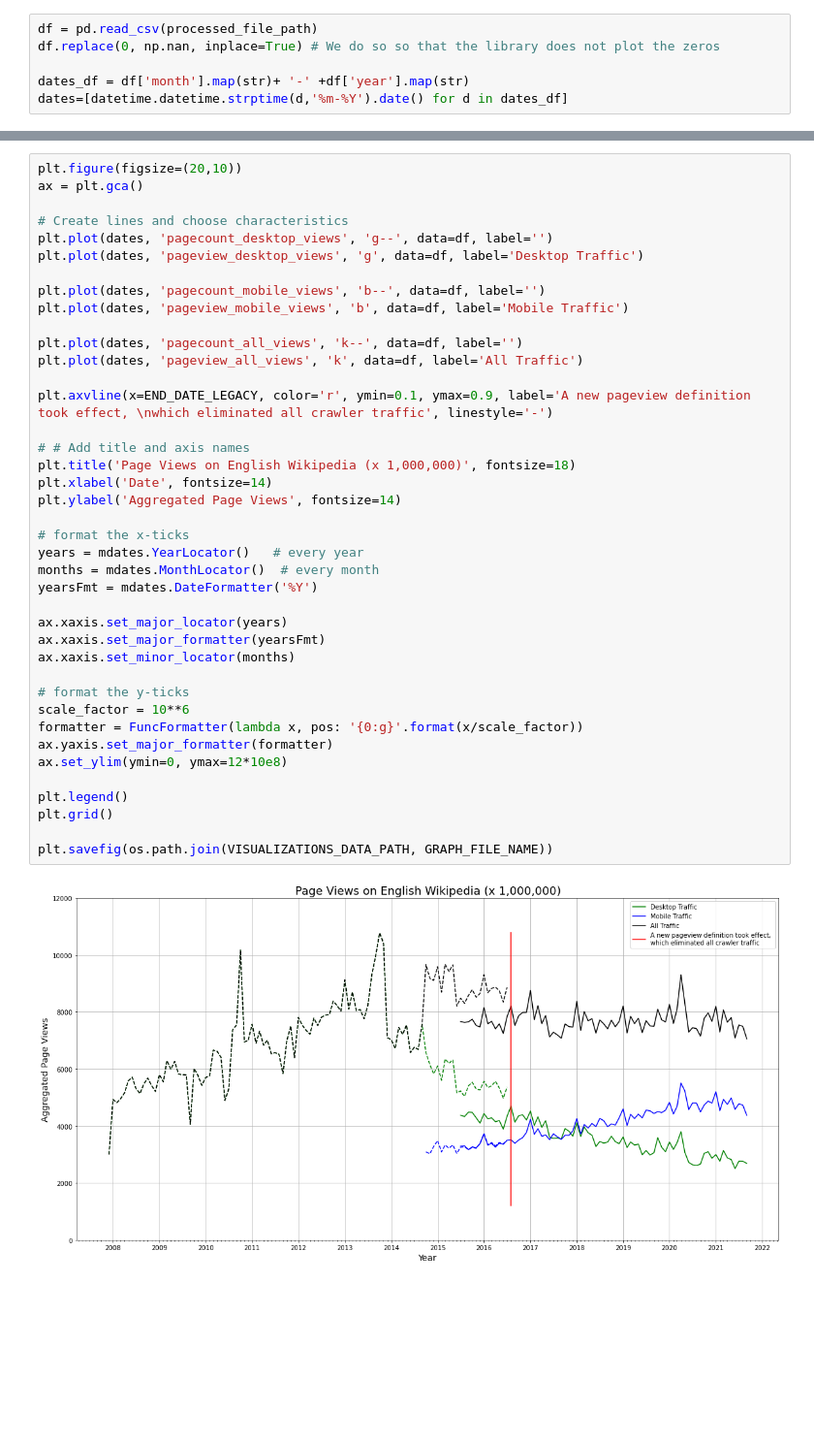
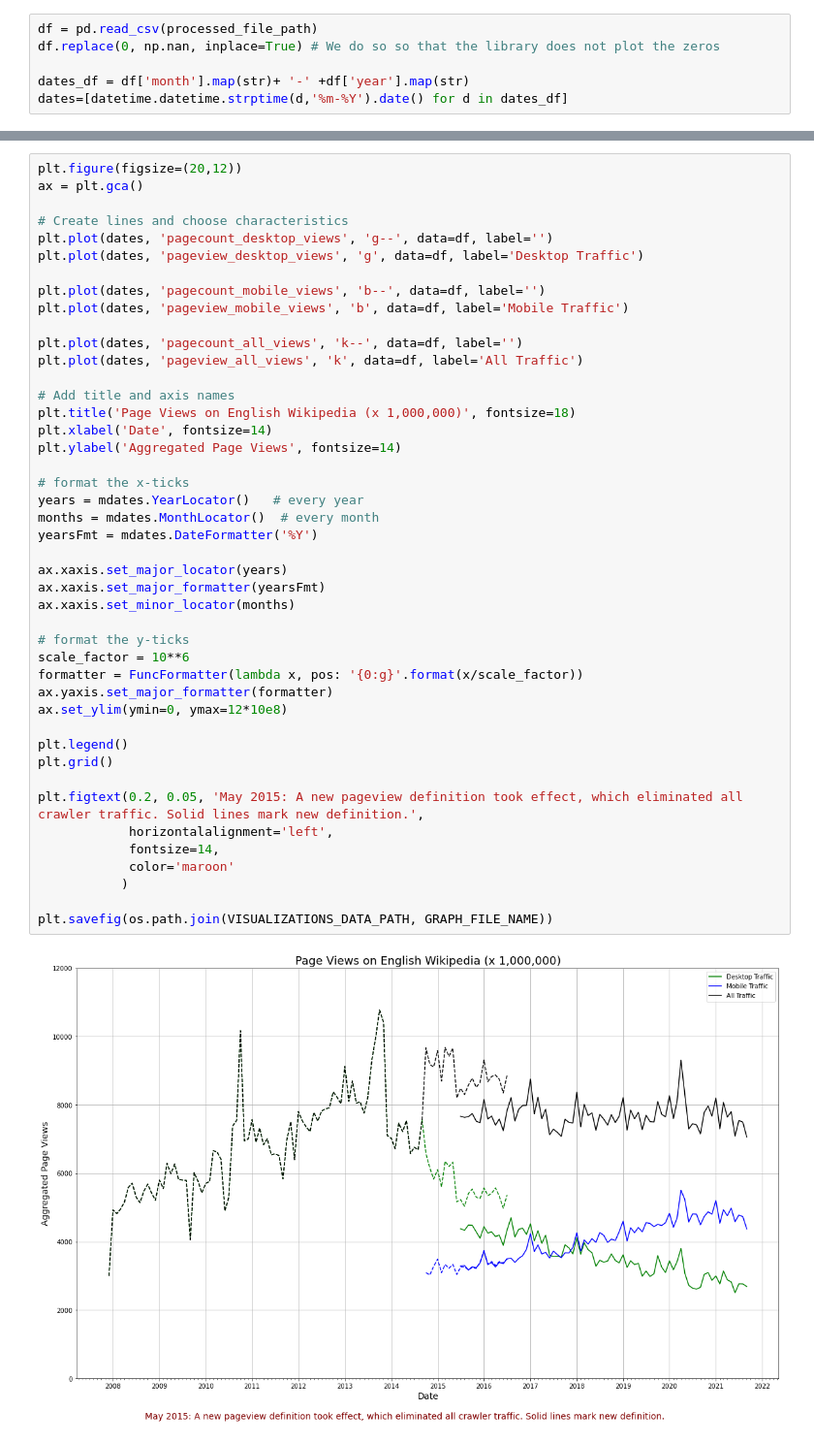
Before and after one commit to sharma-apoorv/data-512-a1, a Jupyter notebook: src/A1_Data_Curation.ipynb, the cells around one changed output, grey strips where cells are left out. Shown at 97% size. Saved outputs shown, nothing was run; the diff lists cells and outputs as text; blank space fills up the shorter version.

Commit message:
Added caption to graph

```diff
--- a/src/A1_Data_Curation.ipynb
+++ b/src/A1_Data_Curation.ipynb
@@ -260,5 +260,5 @@ dates=[datetime.datetime.strptime(d,'%m-%Y').date() for d in dates_df]
 # %%
-plt.figure(figsize=(20,10))
+plt.figure(figsize=(20,12))
 ax = plt.gca()
 
 # Create lines and choose characteristics
@@ -268,34 +268,38 @@ plt.plot(dates, 'pageview_desktop_views', 'g', data=df, label='Desktop Traffic')
 plt.plot(dates, 'pagecount_mobile_views', 'b--', data=df, label='')
 plt.plot(dates, 'pageview_mobile_views', 'b', data=df, label='Mobile Traffic')
 
 plt.plot(dates, 'pagecount_all_views', 'k--', data=df, label='')
 plt.plot(dates, 'pageview_all_views', 'k', data=df, label='All Traffic')
 
-plt.axvline(x=END_DATE_LEGACY, color='r', ymin=0.1, ymax=0.9, label='A new pageview definition took effect, \nwhich eliminated all crawler traffic', linestyle='-')
-
-# # Add title and axis names
+# Add title and axis names
 plt.title('Page Views on English Wikipedia (x 1,000,000)', fontsize=18)
 plt.xlabel('Date', fontsize=14)
 plt.ylabel('Aggregated Page Views', fontsize=14)
 
 # format the x-ticks
 years = mdates.YearLocator()   # every year
 months = mdates.MonthLocator()  # every month
 yearsFmt = mdates.DateFormatter('%Y')
 
 ax.xaxis.set_major_locator(years)
 ax.xaxis.set_major_formatter(yearsFmt)
 ax.xaxis.set_minor_locator(months)
 
 # format the y-ticks
 scale_factor = 10**6
 formatter = FuncFormatter(lambda x, pos: '{0:g}'.format(x/scale_factor))
 ax.yaxis.set_major_formatter(formatter)
 ax.set_ylim(ymin=0, ymax=12*10e8)
 
 plt.legend()
 plt.grid()
 
+plt.figtext(0.2, 0.05, 'May 2015: A new pageview definition took effect, which eliminated all crawler traffic. Solid lines mark new definition.',
+            horizontalalignment='left',
+            fontsize=14,
+            color='maroon'
+           )
+
 plt.savefig(os.path.join(VISUALIZATIONS_DATA_PATH, GRAPH_FILE_NAME))
 # %% [output]
-[figure, old version]
+[figure, new version]
```
Also changed, not shown: parts of 4 cells of this notebook, 1 other file.
